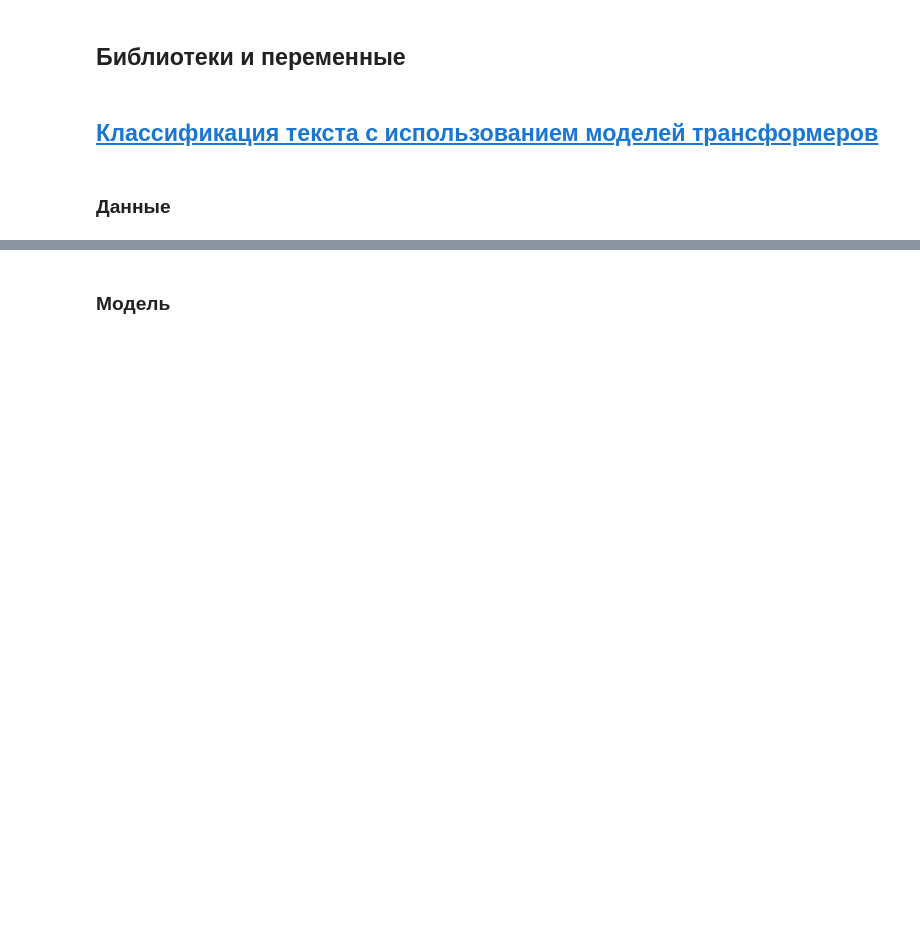
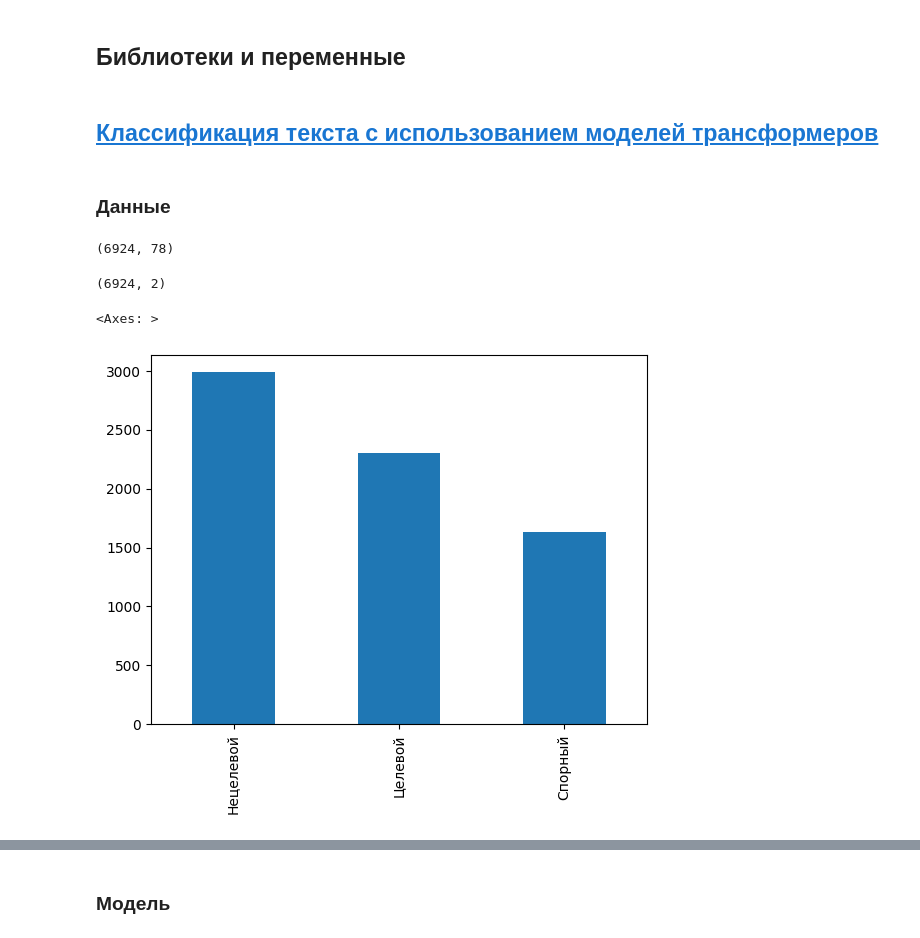
Before and after one commit to Oleg1208/Media_108_n, a Jupyter notebook: Grishakov Ruslan/Классификация звонков клиентов на целевые и нецелевые. Новички. 6 неделя. Руслан Гришаков.ipynb, the cells around one changed output, grey strips where cells are left out. Saved outputs shown, nothing was run; the diff lists cells and outputs as text; code cells hidden in the pictures; blank space fills up the shorter version.

```diff
--- a/Grishakov Ruslan/Классификация звонков клиентов на целевые и нецелевые. Новички. 6 неделя. Руслан Гришаков.ipynb
+++ b/Grishakov Ruslan/Классификация звонков клиентов на целевые и нецелевые. Новички. 6 неделя. Руслан Гришаков.ipynb
@@ -159,5 +165,18 @@ Paveletskaya_city_new_info = dataset_new_info_path + 'Павелецкая си
 # Загрузка датафрейма с данными о звонках
 with open(df_path + 'total_work_df.pkl', 'rb') as f:
   total_work_df = pkl.load(f)
+total_work_df.shape
+# %% [output]
+(6924, 78)
 # %%
-df = df[['Текст whisper-транскрибации записи звонка', 'Класс']][df['Файл записи звонка'] != 'нет файла']
+# Выборка с текстами транскрибации и классом звонка
+df = total_work_df[['Текст whisper-транскрибации записи звонка', 'Класс']][total_work_df['Файл записи звонка'] != 'нет файла']
+df.shape
+# %% [output]
+(6924, 2)
+# %%
+# Соотношение классов
+df['Класс'].value_counts().plot.bar()
+# %% [output]
+<Axes: >
+[figure, added]
```
Also changed, not shown: parts of 29 cells of this notebook.
